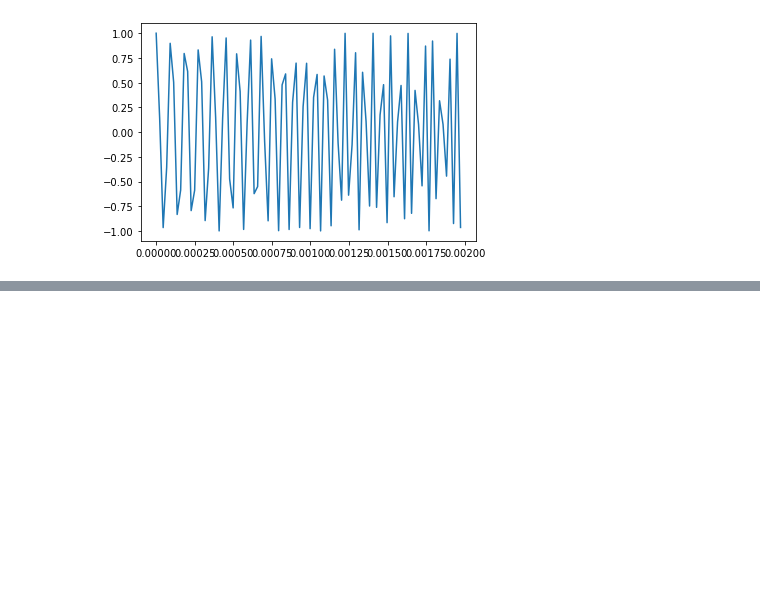
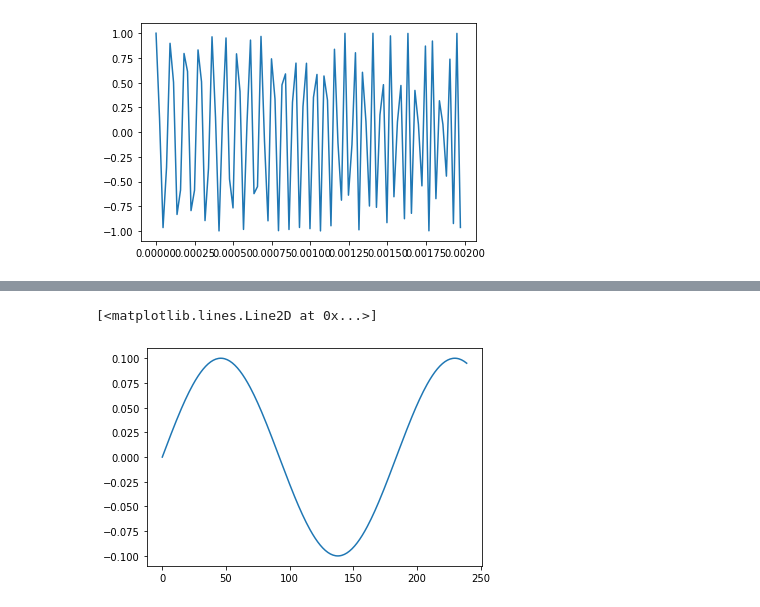
Before and after one commit to saewoonam/audio, a Jupyter notebook: PC_audio_testing.ipynb, the cells around one changed output, grey strips where cells are left out. Saved outputs shown, nothing was run; the diff lists cells and outputs as text; code cells hidden in the pictures; blank space fills up the shorter version.

```diff
--- a/PC_audio_testing.ipynb
+++ b/PC_audio_testing.ipynb
@@ -20,2 +21,0 @@ import sonar
-# %%
-a = np.arange(10).astype(np.float32)
@@ -23,0 +22,11 @@ b'\x00\x00\x00\x00\x00\x00\x80?\x00\x00\x00@\x00\x00@@\x00\x00\x80@\x00\x00\xa0@
+# %%
+def lcm(a, b):
+    return abs(a*b) // math.gcd(a, b)
+# %%
+fs= 44100
+f = 440;
+duration = lcm(fs,f)
+t = np.arange(duration)/fs/10
+data =0.1* np.sin(2*np.pi*f*t)
+#data = np.bartlett(len(data))*data
+print('duration: ', duration/fs)
@@ -23,0 +53,5 @@ b'\x00\x00\x00\x00\x00\x00\x80?\x00\x00\x00@\x00\x00@@\x00\x00\x80@\x00\x00\xa0@
+# %%
+plt.plot(data)
+# %% [output]
+[<matplotlib.lines.Line2D at 0x...>]
+[figure, added]
```
Also changed, not shown: parts of 7 cells of this notebook, 2 other files.
